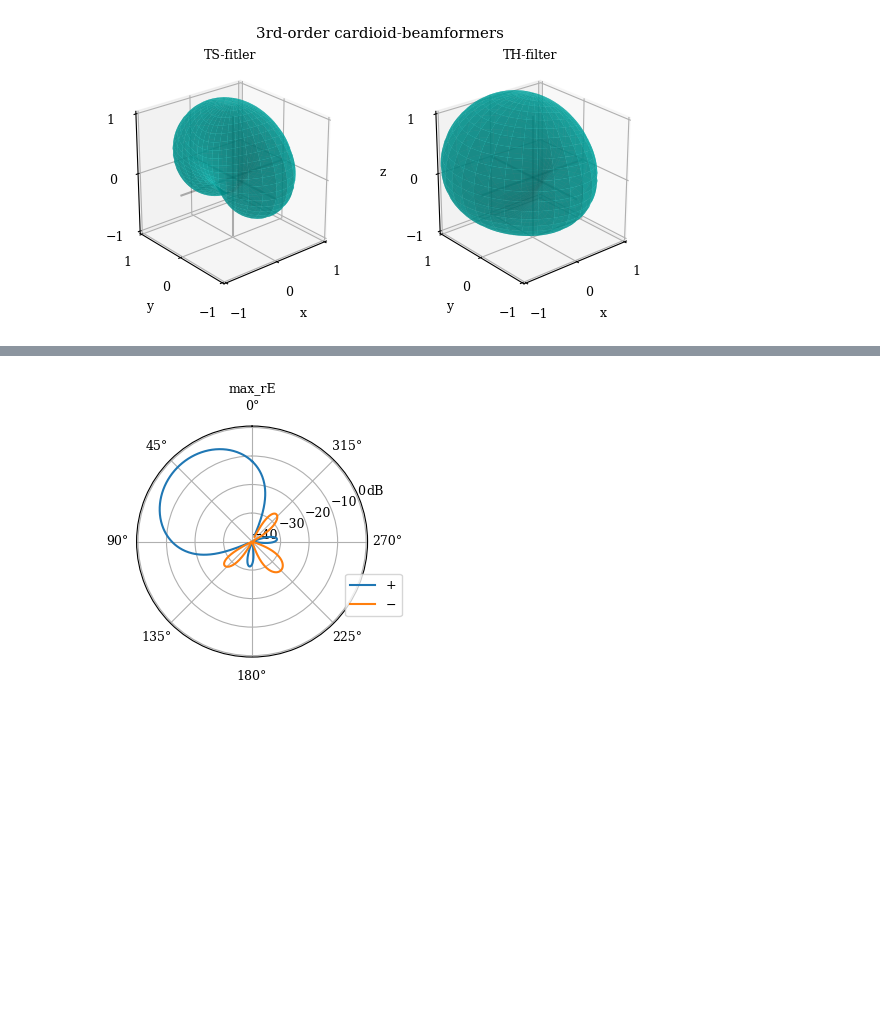
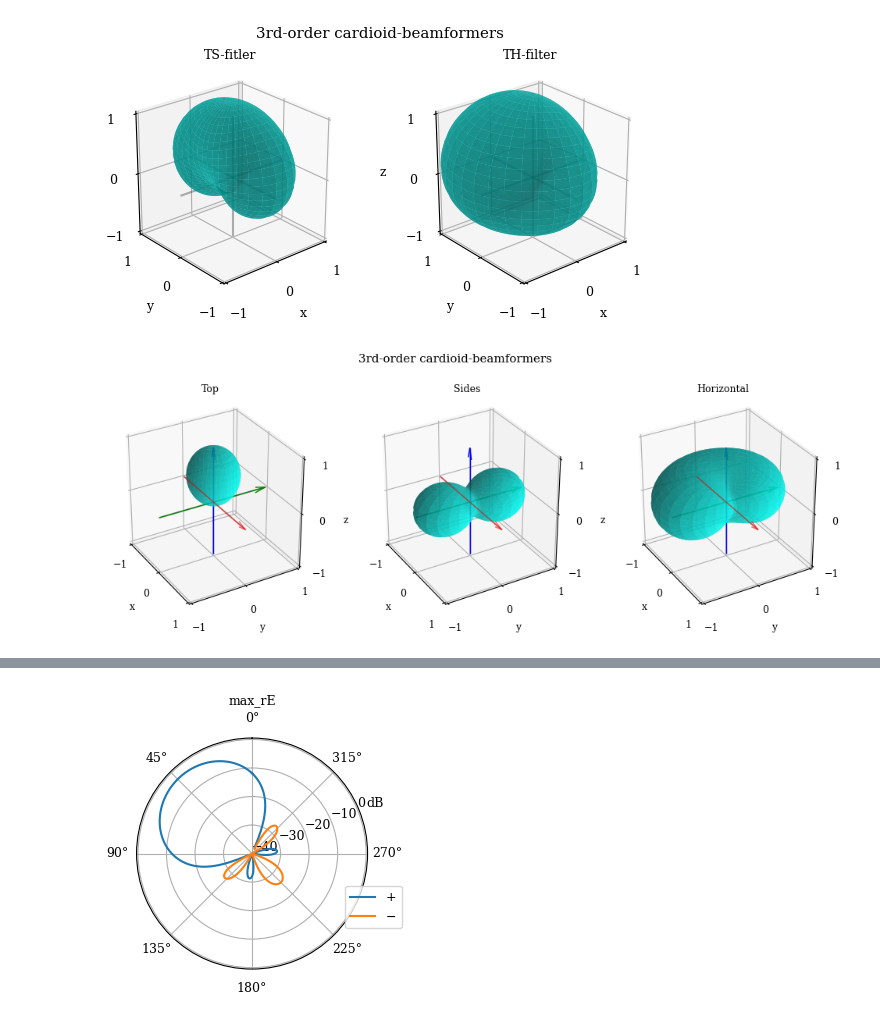
Before and after one commit to Floloffel/VAR-Project, a Jupyter notebook: Private testing/Avijah/beam_pattern.ipynb, the cells around one changed output, grey strips where cells are left out. Saved outputs shown, nothing was run; the diff lists cells and outputs as text; code cells hidden in the pictures; blank space fills up the shorter version.

```diff
--- a/Private testing/Avijah/beam_pattern.ipynb
+++ b/Private testing/Avijah/beam_pattern.ipynb
@@ -146,6 +147,35 @@ fig = spa.plot.sh_coeffs_subplot([w_nm_s[0,:]+w_nm_s[1,:]+w_nm_t, w_nm_s[0,:]+w_
 # %% [output]
 [figure]
 [figure]
+# %%
+fig = plt.figure(figsize=(12,4))
+ax1 = fig.add_subplot(131, projection='3d')
+ax2 = fig.add_subplot(132, projection='3d')
+ax3 = fig.add_subplot(133, projection='3d')
+axs = [ax1,ax2,ax3]
+
+spa.plot.sh_coeffs_subplot(
+    [w_nm_t, w_nm_s[0,:] + w_nm_s[1,:], w_nm_s[0,:] + w_nm_s[1,:] + w_nm_b],
+    titles=["Top", "Sides", "Horizontal"],
+    cbar=False,
+    title='3rd-order cardioid-beamformers',
+    ax=axs,
+    fig=fig
+)
+
+for axis in axs:
+
+    axis.view_init(30, -30) # angle to show
+
+    xmin, xmax = axis.get_xlim()
+    ymin, ymax = axis.get_ylim()
+    zmin, zmax = axis.get_zlim()
+
+    axis.quiver3D(0, 0, -1, 0, 0, (zmax-zmin), length=1, arrow_length_ratio=0.1, colors='b', linewidth=1)
+    axis.quiver3D(0, -1, 0, 0, (ymax-ymin), 0, length=1, arrow_length_ratio=0.1, colors='g', linewidth=1)
+    axis.quiver3D(-1, 0, 0, (xmax-xmin), 0, 0, length=1, arrow_length_ratio=0.1, colors='r', linewidth=1, alpha=0.6)
+# %% [output]
+[figure, added]
 # %%
 # filter plot
 def plot_filter(F_nm, sh_type=None, azi_steps=5, el_steps=3, title=None,
```
Also changed, not shown: parts of 5 cells of this notebook.
